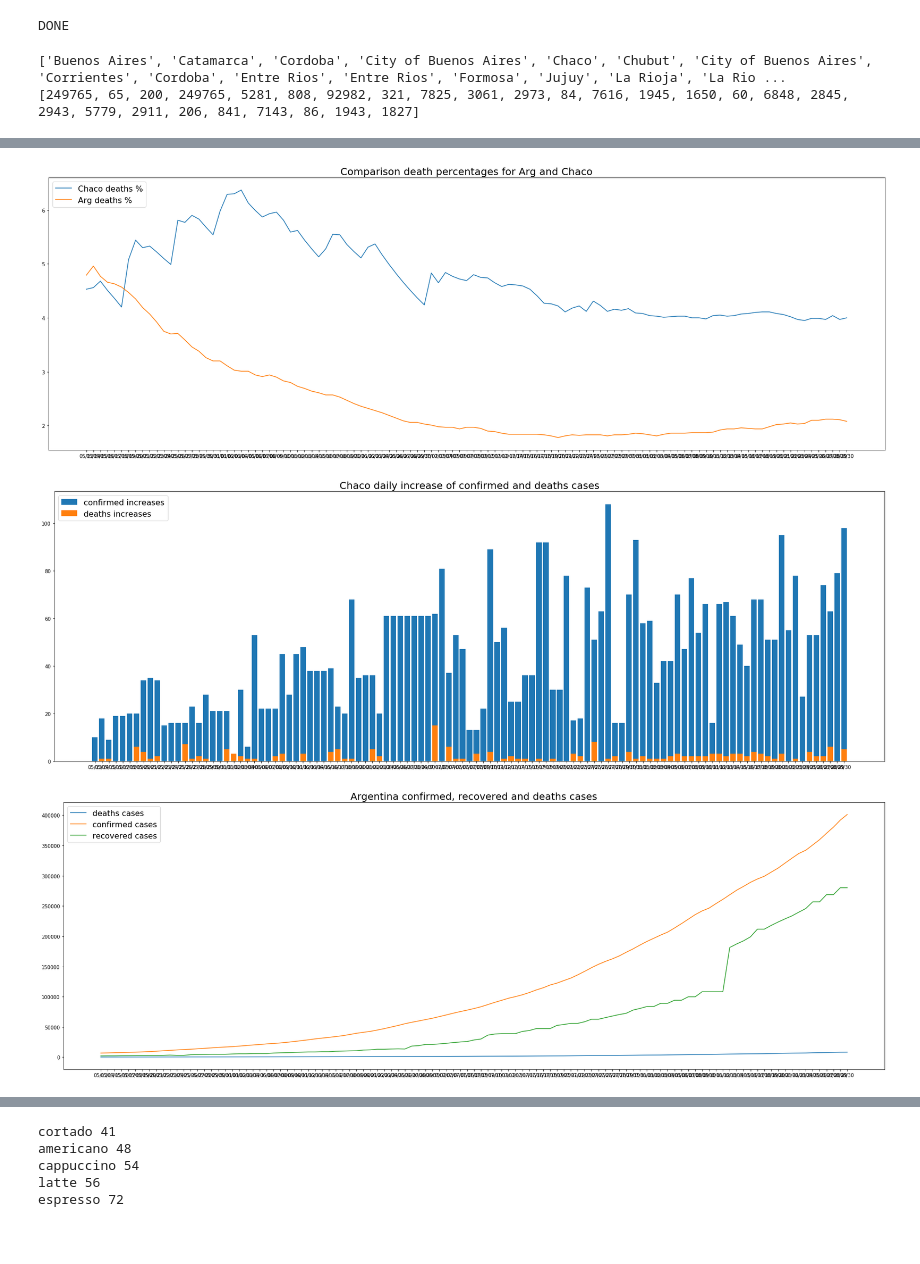
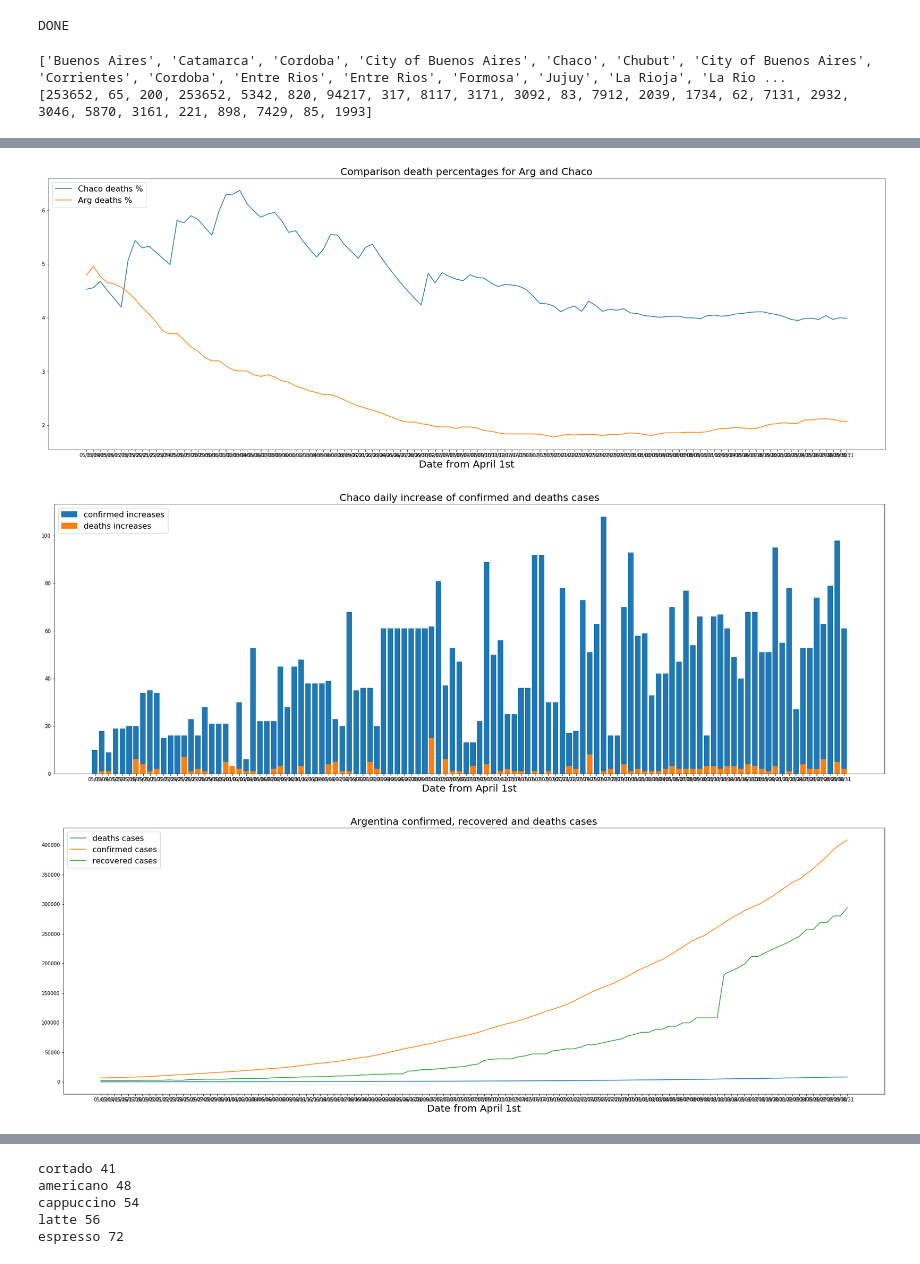
Before and after one commit to paulogs/Covid19_Data, a Jupyter notebook: CovidDataAnalisys.ipynb, the cells around one changed output, grey strips where cells are left out. Saved outputs shown, nothing was run; the diff lists cells and outputs as text; code cells hidden in the pictures; blank space fills up the shorter version.

```diff
--- a/CovidDataAnalisys.ipynb
+++ b/CovidDataAnalisys.ipynb
@@ -375,6 +374,7 @@ cases.legend()
 cases.set_title("Chaco confirmed and deaths cases", fontsize = 20)
 plt.savefig('C:\\Users\\paulo\\Documents\\Paulo\\Covid19_Data\\OfficialGraph\\ChacoData.png')
 plt.legend(fontsize=16, loc='upper left')
+plt.xlabel('Date from April 1st', fontsize=20)
 
 
 fig, per = plt.subplots(figsize=(30, 10))
@@ -384,6 +384,7 @@ per.legend()
 per.set_title("Comparison death percentages for Arg and Chaco", fontsize = 20)
 plt.savefig('C:\\Users\\paulo\\Documents\\Paulo\\Covid19_Data\\OfficialGraph\\DeathPerArgChaco.png')
 plt.legend(fontsize=16, loc='upper left')
+plt.xlabel('Date from April 1st', fontsize=20)
 
 
 fig, change = plt.subplots(figsize=(30, 10))
@@ -393,6 +394,7 @@ change.legend()
 change.set_title("Chaco daily increase of confirmed and deaths cases", fontsize = 20)
 plt.savefig('C:\\Users\\paulo\\Documents\\Paulo\\Covid19_Data\\OfficialGraph\\ChacoDataBar.png')
 plt.legend(fontsize=16, loc='upper left')
+plt.xlabel('Date from April 1st', fontsize=20)
 
 
 fig, cases_ArgCountry = plt.subplots(figsize=(30, 10))
@@ -403,6 +405,7 @@ cases_ArgCountry.legend()
 cases_ArgCountry.set_title("Argentina confirmed, recovered and deaths cases", fontsize = 20)
 plt.savefig('C:\\Users\\paulo\\Documents\\Paulo\\Covid19_Data\\OfficialGraph\\ArgData.png')
 plt.legend(fontsize=16, loc='upper left')
+plt.xlabel('Date from April 1st', fontsize=20)
 
 
 fig, change_ArgCountry = plt.subplots(figsize=(30, 10))
@@ -413,6 +416,7 @@ change_ArgCountry.legend()
 change_ArgCountry.set_title("Argentina daily increase of confirmed, recovered and deaths cases", fontsize = 20)
 plt.savefig('C:\\Users\\paulo\\Documents\\Paulo\\Covid19_Data\\OfficialGraph\\ArgDataBar.png')
 plt.legend(fontsize=16, loc='upper left')
+plt.xlabel('Date from April 1st', fontsize=20)
 
 
 #Graph that sorts the provinces with confirmed cases
@@ -442,4 +446,4 @@ ArgCountry_cal_file.close()
 Arg_raw_file.close()
 # %% [output]
 ['Buenos Aires', 'Catamarca', 'Cordoba', 'City of Buenos Aires', 'Chaco', 'Chubut', 'City of Buenos Aires', 'Corrientes', 'Cordoba', 'Entre Rios', 'Entre Rios', 'Formosa', 'Jujuy', 'La Rioja', 'La Rio ...
-[249765, 65, 200, 249765, 5281, 808, 92982, 321, 7825, 3061, 2973, 84, 7616, 1945, 1650, 60, 6848, 2845, 2943, 5779, 2911, 206, 841, 7143, 86, 1943, 1827]
+[253652, 65, 200, 253652, 5342, 820, 94217, 317, 8117, 3171, 3092, 83, 7912, 2039, 1734, 62, 7131, 2932, 3046, 5870, 3161, 221, 898, 7429, 85, 1993]
@@ -447,3 +451,3 @@ Arg_raw_file.close()
-[figure, old version]
+[figure, new version]
-[figure, old version]
+[figure, new version]
-[figure, old version]
+[figure, new version]
```
Also changed, not shown: parts of 5 cells of this notebook, 19 other files.
